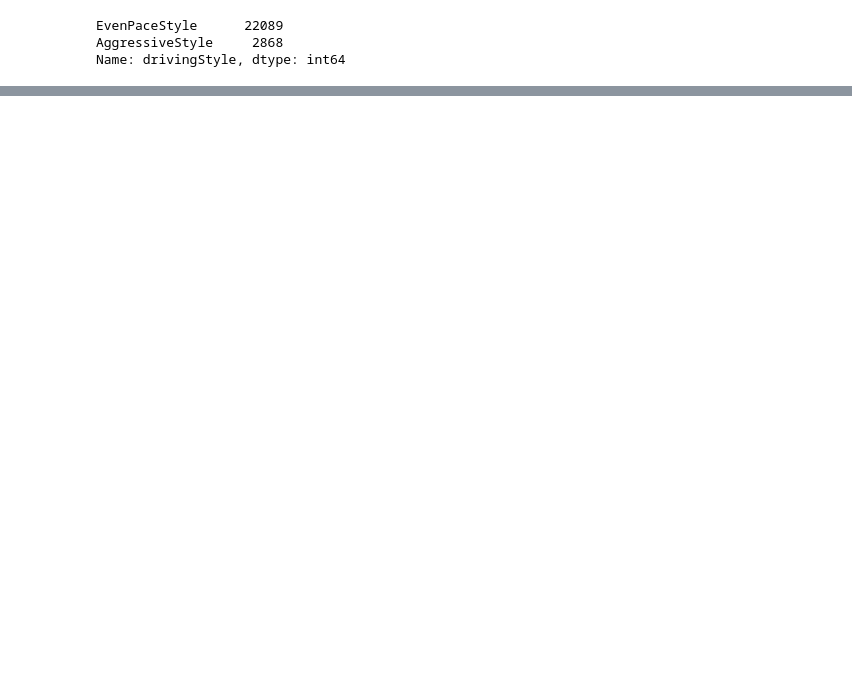
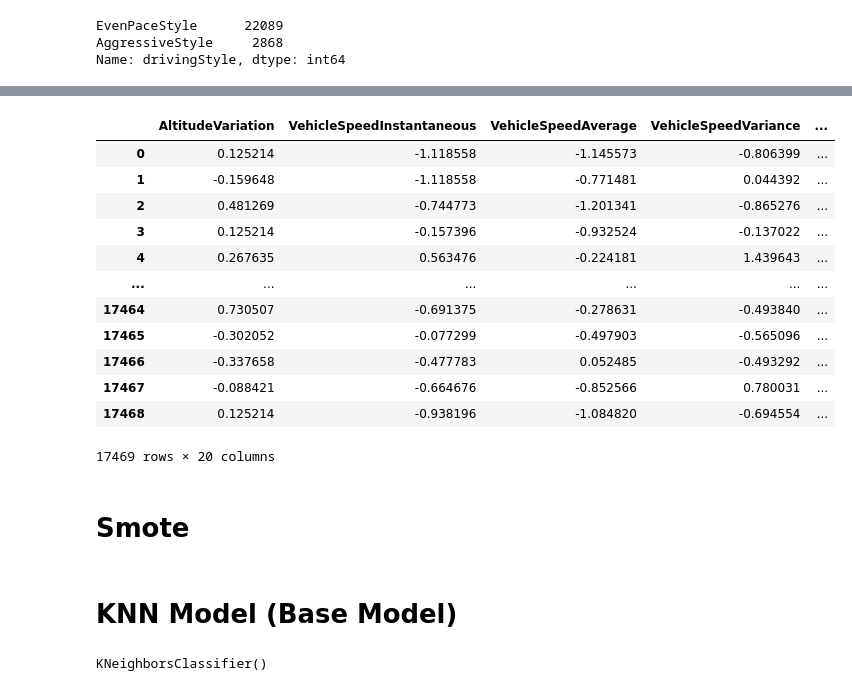
Before and after one commit to phillipojo24/dsc-mod-3-project-v2-1-onl01-dtsc-pt-041320, a Jupyter notebook: student.ipynb, the cells around one changed output, grey strips where cells are left out. Drawn from its saved outputs; the diff is of its cells as text; code cells hidden in the pictures; blank space fills up the shorter version.

```diff
--- a/student.ipynb
+++ b/student.ipynb
@@ -84,0 +234,6 @@ Name: drivingStyle, dtype: int64
+# %%
+## COMBINE BOTH PIPELINES INTO ONE WITH COLUMN TRANSFORMER
+preprocessing=ColumnTransformer(transformers=[
+    ('num',num_transformer,num_cols),
+    ('cat',cat_transformer,cat_cols)])
+preprocessing
@@ -84,0 +258,4 @@ Name: drivingStyle, dtype: int64
+# %%
+## Get X_train and X_test from column transformer
+X_train_tf = preprocessing.fit_transform(X_train)
+X_test_tf = preprocessing.transform(X_test)
@@ -84,0 +264,5 @@ Name: drivingStyle, dtype: int64
+# %%
+## Explore the named_transformers
+feature_names = preprocessing.named_transformers_['cat'].\
+                named_steps['encoder'].get_feature_names(cat_cols).tolist()
+feature_names
@@ -84,0 +276,4 @@ Name: drivingStyle, dtype: int64
+# %%
+## Find the encoder inside the cat transformer
+X_cols = num_cols+feature_names
+X_cols
@@ -84,0 +301,21 @@ Name: drivingStyle, dtype: int64
+# %%
+## Use the encoder.get_feature_names()
+X_train_df = pd.DataFrame(X_train_tf,columns=X_cols)
+X_test_df = pd.DataFrame(X_test_tf,columns=X_cols)
+X_train_df
+# %% [output]
+|  | AltitudeVariation | VehicleSpeedInstantaneous | VehicleSpeedAverage | VehicleSpeedVariance | ... |
+| 0 | 0.125214 | -1.118558 | -1.145573 | -0.806399 | ... |
+| 1 | -0.159648 | -1.118558 | -0.771481 | 0.044392 | ... |
+| 2 | 0.481269 | -0.744773 | -1.201341 | -0.865276 | ... |
+| 3 | 0.125214 | -0.157396 | -0.932524 | -0.137022 | ... |
+| 4 | 0.267635 | 0.563476 | -0.224181 | 1.439643 | ... |
+| ... | ... | ... | ... | ... | ... |
+| 17464 | 0.730507 | -0.691375 | -0.278631 | -0.493840 | ... |
+| 17465 | -0.302052 | -0.077299 | -0.497903 | -0.565096 | ... |
+| 17466 | -0.337658 | -0.477783 | 0.052485 | -0.493292 | ... |
+| 17467 | -0.088421 | -0.664676 | -0.852566 | 0.780031 | ... |
+| 17468 | 0.125214 | -0.938196 | -1.084820 | -0.694554 | ... |
+17469 rows × 20 columns
+# %% [markdown]
+# Smote
@@ -84,0 +337,2 @@ Name: drivingStyle, dtype: int64
+# %% [markdown]
+# KNN Model (Base Model)
@@ -84,0 +392,5 @@ Name: drivingStyle, dtype: int64
+# %%
+knn_pipe = KNeighborsClassifier()
+knn_pipe
+# %% [output]
+KNeighborsClassifier()
```
Also changed, not shown: parts of 57 cells of this notebook.
